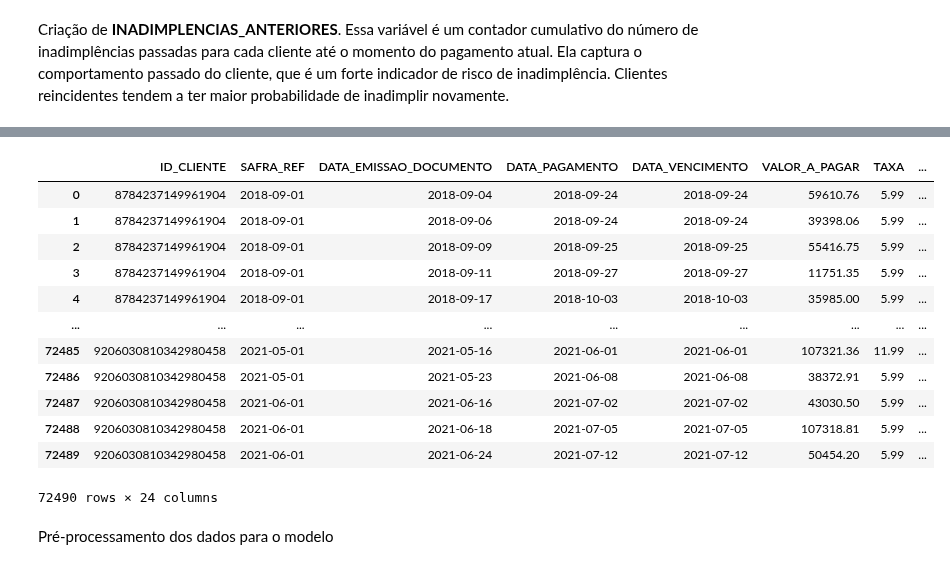
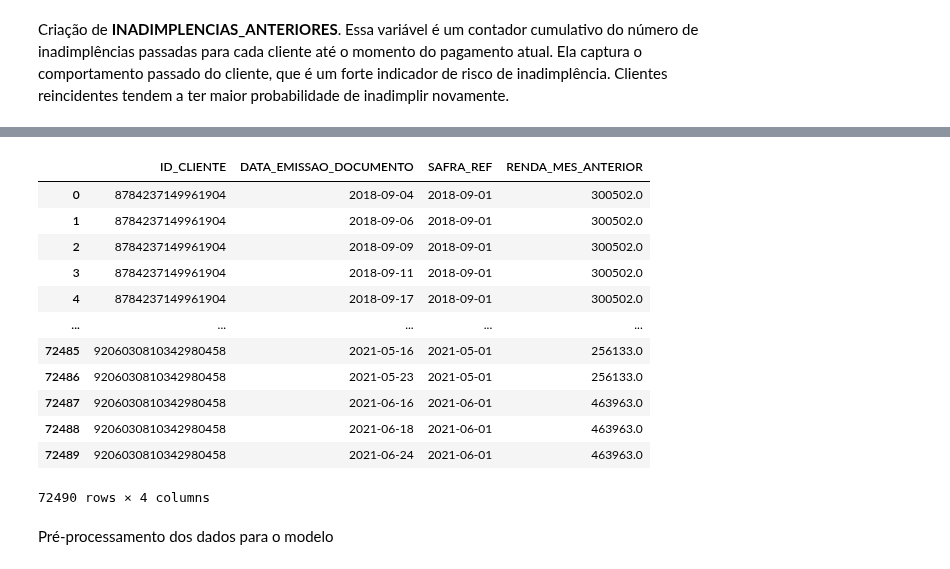
Before and after one commit to mmdes/default-risk-analysis, a Jupyter notebook: notebooks/feature_engineering.ipynb, the cells around one changed output, grey strips where cells are left out. Drawn from its saved outputs; the diff is of its cells as text; code cells hidden in the pictures.

```diff
--- a/notebooks/feature_engineering.ipynb
+++ b/notebooks/feature_engineering.ipynb
@@ -120,21 +97,21 @@ ANO_SAFRA                             int32
 INADIMPLENCIAS_ANTERIORES             int64
 dtype: object
 # %%
-merged_dataset
+merged_dataset[['ID_CLIENTE', 'DATA_EMISSAO_DOCUMENTO', 'SAFRA_REF', 'RENDA_MES_ANTERIOR']]
 # %% [output]
-|  | ID_CLIENTE | SAFRA_REF | DATA_EMISSAO_DOCUMENTO | DATA_PAGAMENTO | DATA_VENCIMENTO | VALOR_A_PAGAR | TAXA | ... |
-| 0 | 8784237149961904 | 2018-09-01 | 2018-09-04 | 2018-09-24 | 2018-09-24 | 59610.76 | 5.99 | ... |
-| 1 | 8784237149961904 | 2018-09-01 | 2018-09-06 | 2018-09-24 | 2018-09-24 | 39398.06 | 5.99 | ... |
-| 2 | 8784237149961904 | 2018-09-01 | 2018-09-09 | 2018-09-25 | 2018-09-25 | 55416.75 | 5.99 | ... |
-| 3 | 8784237149961904 | 2018-09-01 | 2018-09-11 | 2018-09-27 | 2018-09-27 | 11751.35 | 5.99 | ... |
-| 4 | 8784237149961904 | 2018-09-01 | 2018-09-17 | 2018-10-03 | 2018-10-03 | 35985.00 | 5.99 | ... |
-| ... | ... | ... | ... | ... | ... | ... | ... | ... |
-| 72485 | 9206030810342980458 | 2021-05-01 | 2021-05-16 | 2021-06-01 | 2021-06-01 | 107321.36 | 11.99 | ... |
-| 72486 | 9206030810342980458 | 2021-05-01 | 2021-05-23 | 2021-06-08 | 2021-06-08 | 38372.91 | 5.99 | ... |
-| 72487 | 9206030810342980458 | 2021-06-01 | 2021-06-16 | 2021-07-02 | 2021-07-02 | 43030.50 | 5.99 | ... |
-| 72488 | 9206030810342980458 | 2021-06-01 | 2021-06-18 | 2021-07-05 | 2021-07-05 | 107318.81 | 5.99 | ... |
-| 72489 | 9206030810342980458 | 2021-06-01 | 2021-06-24 | 2021-07-12 | 2021-07-12 | 50454.20 | 5.99 | ... |
+|  | ID_CLIENTE | DATA_EMISSAO_DOCUMENTO | SAFRA_REF | RENDA_MES_ANTERIOR |
+| 0 | 8784237149961904 | 2018-09-04 | 2018-09-01 | 300502.0 |
+| 1 | 8784237149961904 | 2018-09-06 | 2018-09-01 | 300502.0 |
+| 2 | 8784237149961904 | 2018-09-09 | 2018-09-01 | 300502.0 |
+| 3 | 8784237149961904 | 2018-09-11 | 2018-09-01 | 300502.0 |
+| 4 | 8784237149961904 | 2018-09-17 | 2018-09-01 | 300502.0 |
+| ... | ... | ... | ... | ... |
+| 72485 | 9206030810342980458 | 2021-05-16 | 2021-05-01 | 256133.0 |
+| 72486 | 9206030810342980458 | 2021-05-23 | 2021-05-01 | 256133.0 |
+| 72487 | 9206030810342980458 | 2021-06-16 | 2021-06-01 | 463963.0 |
+| 72488 | 9206030810342980458 | 2021-06-18 | 2021-06-01 | 463963.0 |
+| 72489 | 9206030810342980458 | 2021-06-24 | 2021-06-01 | 463963.0 |
-72490 rows × 24 columns
+72490 rows × 4 columns
 # %% [markdown]
 Pré-processamento dos dados para o modelo
 # %% [markdown]
```
Also changed, not shown: parts of 8 cells of this notebook.
